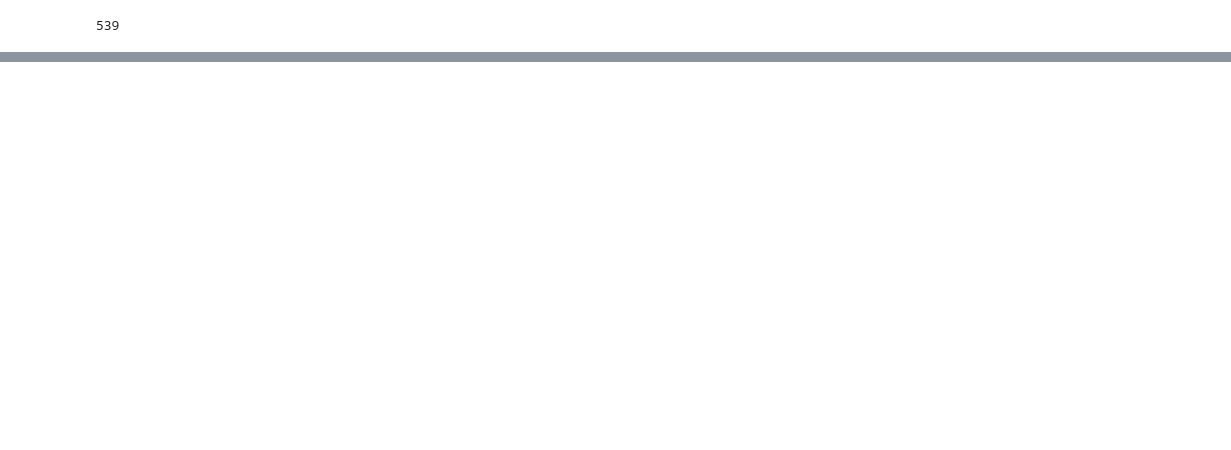
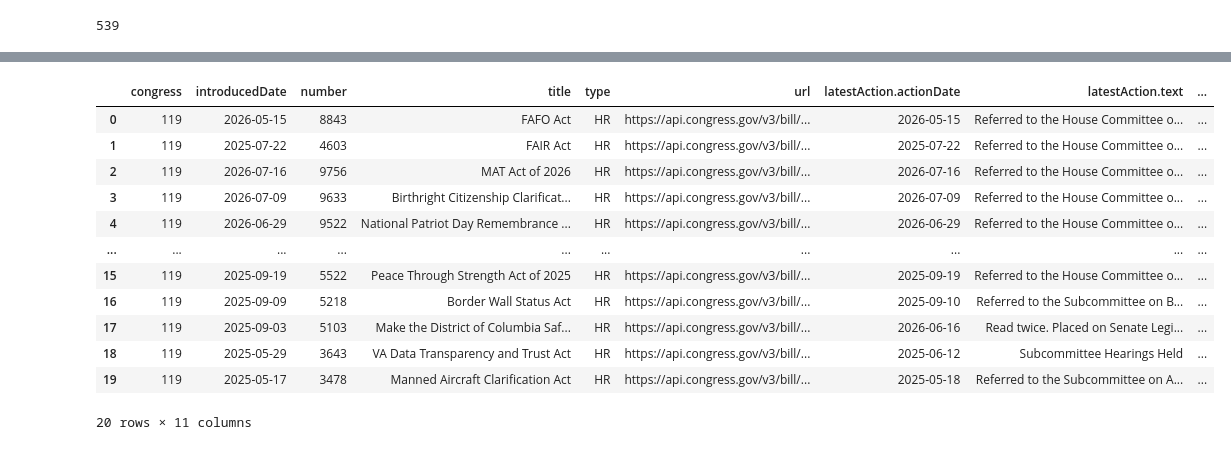
Before and after one commit to Graviton12/congress_transparency_class26, a Jupyter notebook: notebooks/demo_09_19_2026.ipynb, the cells around one changed output, grey strips where cells are left out. Drawn from its saved outputs; the diff is of its cells as text; code cells hidden in the pictures; blank space fills up the shorter version.

Commit message:
added more congress API endpoints

```diff
--- a/notebooks/demo_09_19_2026.ipynb
+++ b/notebooks/demo_09_19_2026.ipynb
@@ -303,0 +350,8 @@ congress_df
+# %%
+endpoint = f'/member/{bioguideId}/sponsored-legislation'
+
+params = {'api_key': congresskey,
+          'formet': 'json'}
+
+r = requests.get(root + endpoint, headers=headers, params=params)
+r
@@ -303,0 +380,17 @@ congress_df
+# %%
+mcguire_bills_df = pd.json_normalize(r.json(), record_path=['sponsoredLegislation'])
+mcguire_bills_df
+# %% [output]
+|  | congress | introducedDate | number | title | type | url | latestAction.actionDate | latestAction.text | ... |
+| 0 | 119 | 2026-05-15 | 8843 | FAFO Act | HR | https://api.congress.gov/v3/bill/... | 2026-05-15 | Referred to the House Committee o... | ... |
+| 1 | 119 | 2025-07-22 | 4603 | FAIR Act | HR | https://api.congress.gov/v3/bill/... | 2025-07-22 | Referred to the House Committee o... | ... |
+| 2 | 119 | 2026-07-16 | 9756 | MAT Act of 2026 | HR | https://api.congress.gov/v3/bill/... | 2026-07-16 | Referred to the House Committee o... | ... |
+| 3 | 119 | 2026-07-09 | 9633 | Birthright Citizenship Clarificat... | HR | https://api.congress.gov/v3/bill/... | 2026-07-09 | Referred to the House Committee o... | ... |
+| 4 | 119 | 2026-06-29 | 9522 | National Patriot Day Remembrance ... | HR | https://api.congress.gov/v3/bill/... | 2026-06-29 | Referred to the House Committee o... | ... |
+| ... | ... | ... | ... | ... | ... | ... | ... | ... | ... |
+| 15 | 119 | 2025-09-19 | 5522 | Peace Through Strength Act of 2025 | HR | https://api.congress.gov/v3/bill/... | 2025-09-19 | Referred to the House Committee o... | ... |
+| 16 | 119 | 2025-09-09 | 5218 | Border Wall Status Act | HR | https://api.congress.gov/v3/bill/... | 2025-09-10 | Referred to the Subcommittee on B... | ... |
+| 17 | 119 | 2025-09-03 | 5103 | Make the District of Columbia Saf... | HR | https://api.congress.gov/v3/bill/... | 2026-06-16 | Read twice. Placed on Senate Legi... | ... |
+| 18 | 119 | 2025-05-29 | 3643 | VA Data Transparency and Trust Act | HR | https://api.congress.gov/v3/bill/... | 2025-06-12 | Subcommittee Hearings Held | ... |
+| 19 | 119 | 2025-05-17 | 3478 | Manned Aircraft Clarification Act | HR | https://api.congress.gov/v3/bill/... | 2025-05-18 | Referred to the Subcommittee on A... | ... |
+20 rows × 11 columns
```
Also changed, not shown: parts of 19 cells of this notebook.
